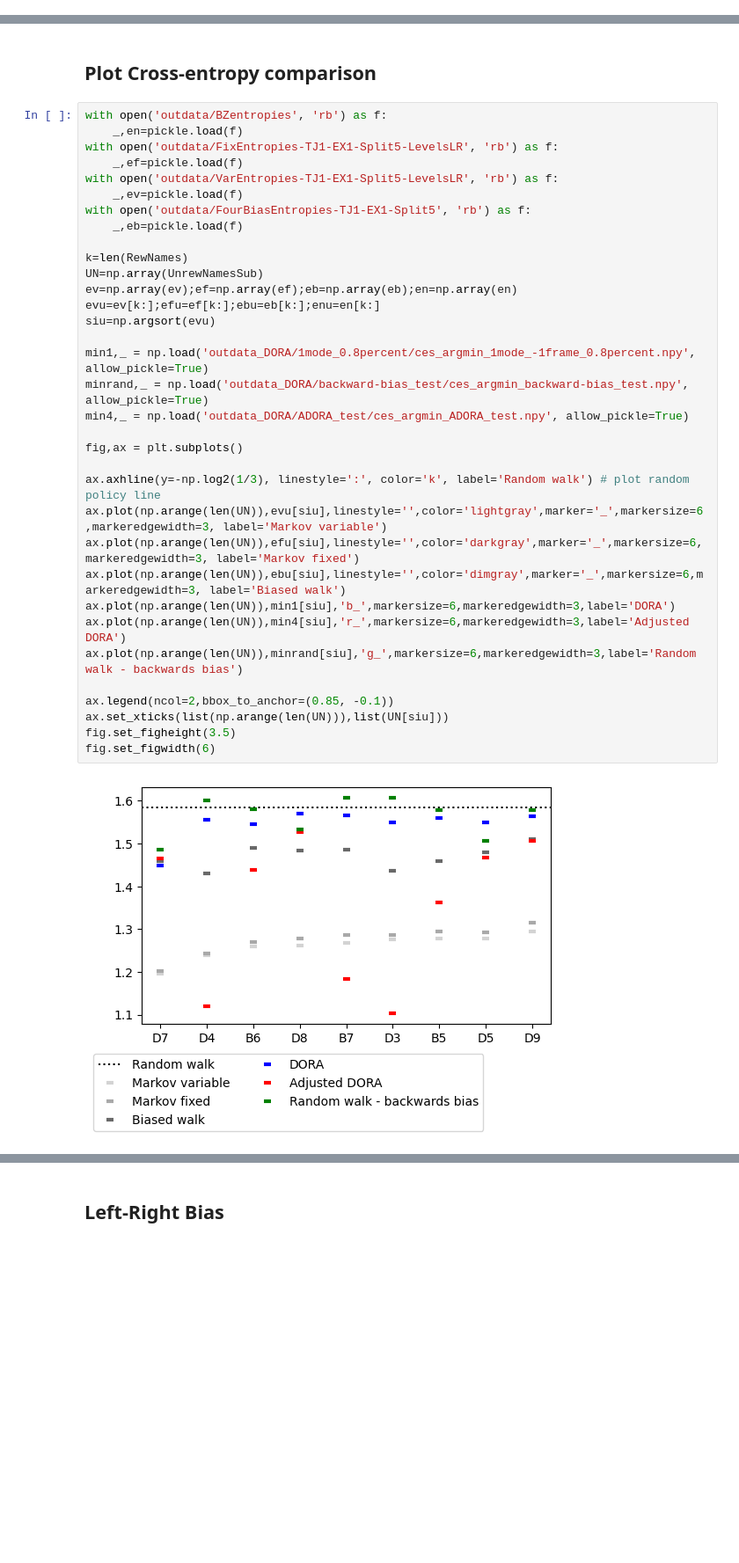
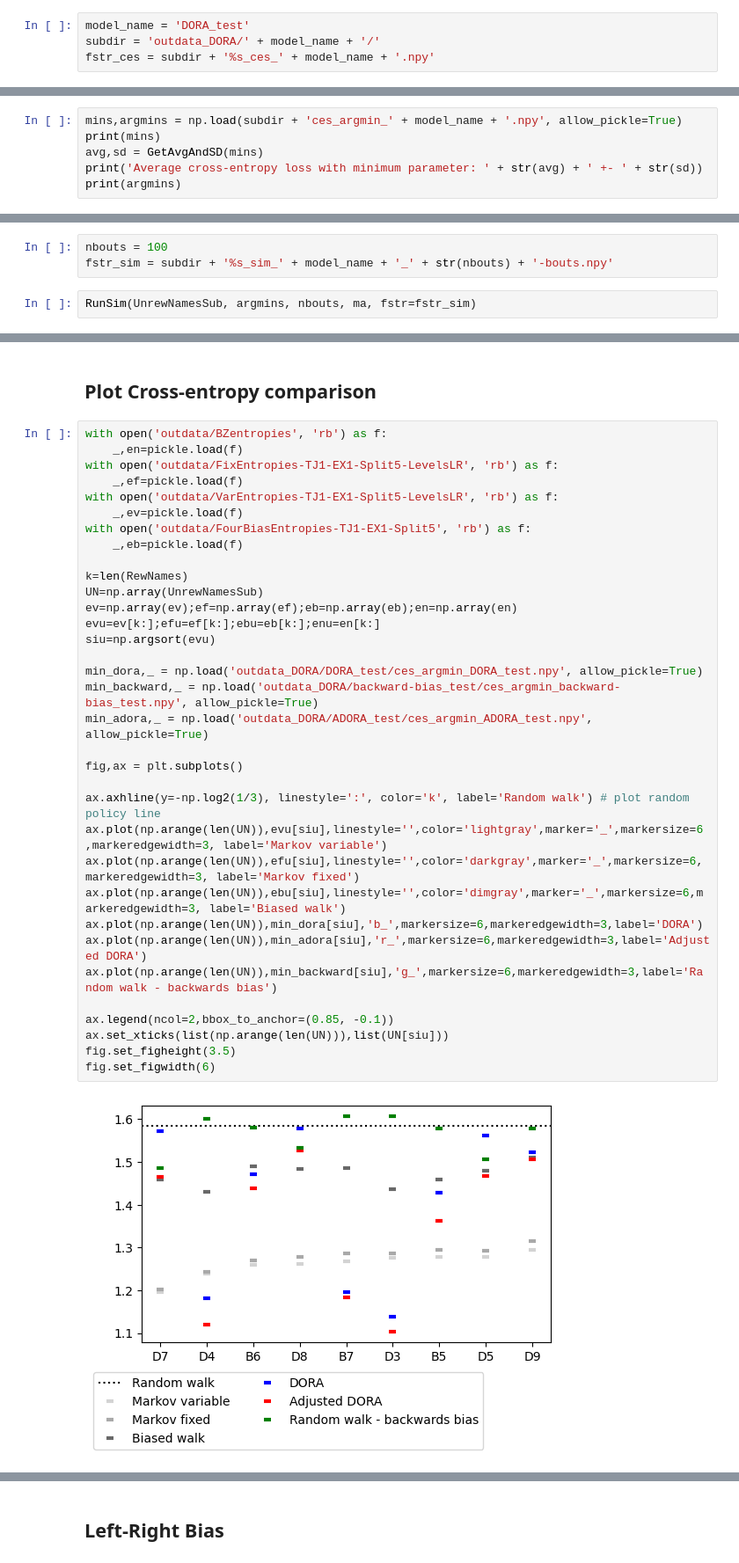
Before and after one commit to niv-shapira/Rosenberg-2021-Repository-DORA, a Jupyter notebook: Maze-ADORA-Comparison.ipynb, the cells around one changed output, grey strips where cells are left out. Shown at 88% size. Saved outputs shown, nothing was run; the diff lists cells and outputs as text; blank space fills up the shorter version.

Commit message:
added DORA to test calculations

```diff
--- a/Maze-ADORA-Comparison.ipynb
+++ b/Maze-ADORA-Comparison.ipynb
@@ -209,0 +234,4 @@ fig.savefig(url,bbox_inches="tight")
+# %%
+model_name = 'DORA_test'
+subdir = 'outdata_DORA/' + model_name + '/'
+fstr_ces = subdir + '%s_ces_' + model_name + '.npy'
@@ -209,0 +265,6 @@ fig.savefig(url,bbox_inches="tight")
+# %%
+mins,argmins = np.load(subdir + 'ces_argmin_' + model_name + '.npy', allow_pickle=True)
+print(mins)
+avg,sd = GetAvgAndSD(mins)
+print('Average cross-entropy loss with minimum parameter: ' + str(avg) + ' +- ' + str(sd))
+print(argmins)
@@ -209,0 +322,5 @@ fig.savefig(url,bbox_inches="tight")
+# %%
+nbouts = 100
+fstr_sim = subdir + '%s_sim_' + model_name + '_' + str(nbouts) + '-bouts.npy'
+# %%
+RunSim(UnrewNamesSub, argmins, nbouts, ma, fstr=fstr_sim)
@@ -319,37 +478,37 @@ fig.savefig(url,bbox_inches="tight")
 # %%
 with open('outdata/BZentropies', 'rb') as f:
     _,en=pickle.load(f)
 with open('outdata/FixEntropies-TJ1-EX1-Split5-LevelsLR', 'rb') as f:
     _,ef=pickle.load(f)
 with open('outdata/VarEntropies-TJ1-EX1-Split5-LevelsLR', 'rb') as f:
     _,ev=pickle.load(f)
 with open('outdata/FourBiasEntropies-TJ1-EX1-Split5', 'rb') as f:
     _,eb=pickle.load(f)
 
 k=len(RewNames)
 UN=np.array(UnrewNamesSub)
 ev=np.array(ev);ef=np.array(ef);eb=np.array(eb);en=np.array(en)
 evu=ev[k:];efu=ef[k:];ebu=eb[k:];enu=en[k:]
 siu=np.argsort(evu)
 
-min1,_ = np.load('outdata_DORA/1mode_0.8percent/ces_argmin_1mode_-1frame_0.8percent.npy', allow_pickle=True)
-minrand,_ = np.load('outdata_DORA/backward-bias_test/ces_argmin_backward-bias_test.npy', allow_pickle=True)
-min4,_ = np.load('outdata_DORA/ADORA_test/ces_argmin_ADORA_test.npy', allow_pickle=True)
+min_dora,_ = np.load('outdata_DORA/DORA_test/ces_argmin_DORA_test.npy', allow_pickle=True)
+min_backward,_ = np.load('outdata_DORA/backward-bias_test/ces_argmin_backward-bias_test.npy', allow_pickle=True)
+min_adora,_ = np.load('outdata_DORA/ADORA_test/ces_argmin_ADORA_test.npy', allow_pickle=True)
 
 fig,ax = plt.subplots()
 
 ax.axhline(y=-np.log2(1/3), linestyle=':', color='k', label='Random walk') # plot random policy line
 ax.plot(np.arange(len(UN)),evu[siu],linestyle='',color='lightgray',marker='_',markersize=6,markeredgewidth=3, label='Markov variable')
 ax.plot(np.arange(len(UN)),efu[siu],linestyle='',color='darkgray',marker='_',markersize=6,markeredgewidth=3, label='Markov fixed')
 ax.plot(np.arange(len(UN)),ebu[siu],linestyle='',color='dimgray',marker='_',markersize=6,markeredgewidth=3, label='Biased walk')
-ax.plot(np.arange(len(UN)),min1[siu],'b_',markersize=6,markeredgewidth=3,label='DORA')
-ax.plot(np.arange(len(UN)),min4[siu],'r_',markersize=6,markeredgewidth=3,label='Adjusted DORA')
-ax.plot(np.arange(len(UN)),minrand[siu],'g_',markersize=6,markeredgewidth=3,label='Random walk - backwards bias')
+ax.plot(np.arange(len(UN)),min_dora[siu],'b_',markersize=6,markeredgewidth=3,label='DORA')
+ax.plot(np.arange(len(UN)),min_adora[siu],'r_',markersize=6,markeredgewidth=3,label='Adjusted DORA')
+ax.plot(np.arange(len(UN)),min_backward[siu],'g_',markersize=6,markeredgewidth=3,label='Random walk - backwards bias')
 
 ax.legend(ncol=2,bbox_to_anchor=(0.85, -0.1))
 ax.set_xticks(list(np.arange(len(UN))),list(UN[siu]))
 fig.set_figheight(3.5)
 fig.set_figwidth(6)
 # %% [output]
-[figure, old version]
+[figure, new version]
 # %%
```
Also changed, not shown: parts of 18 cells of this notebook, 24 other files.
